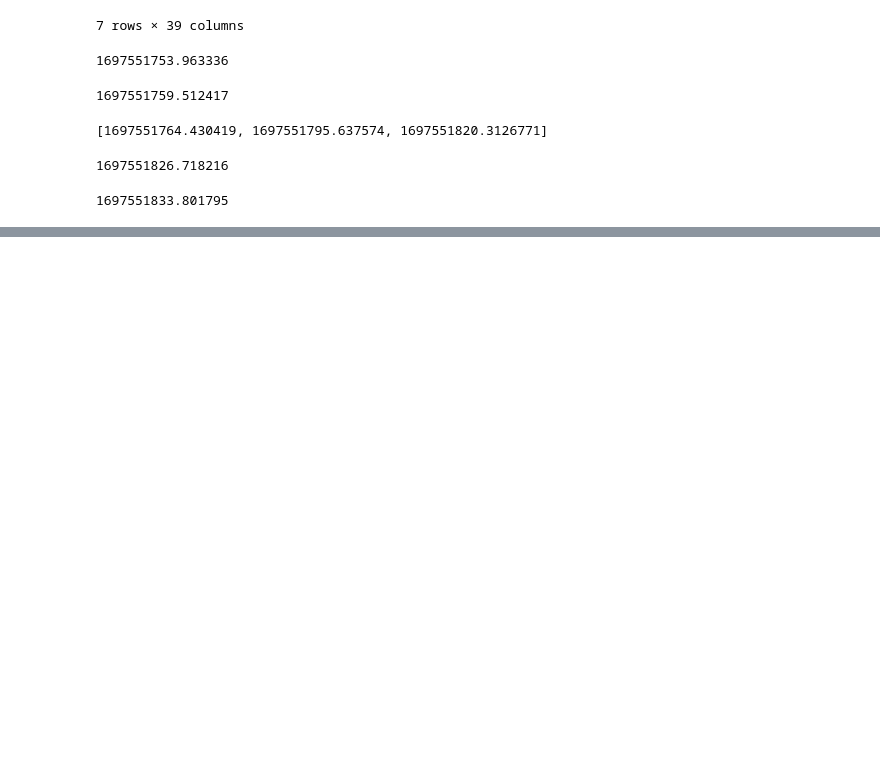
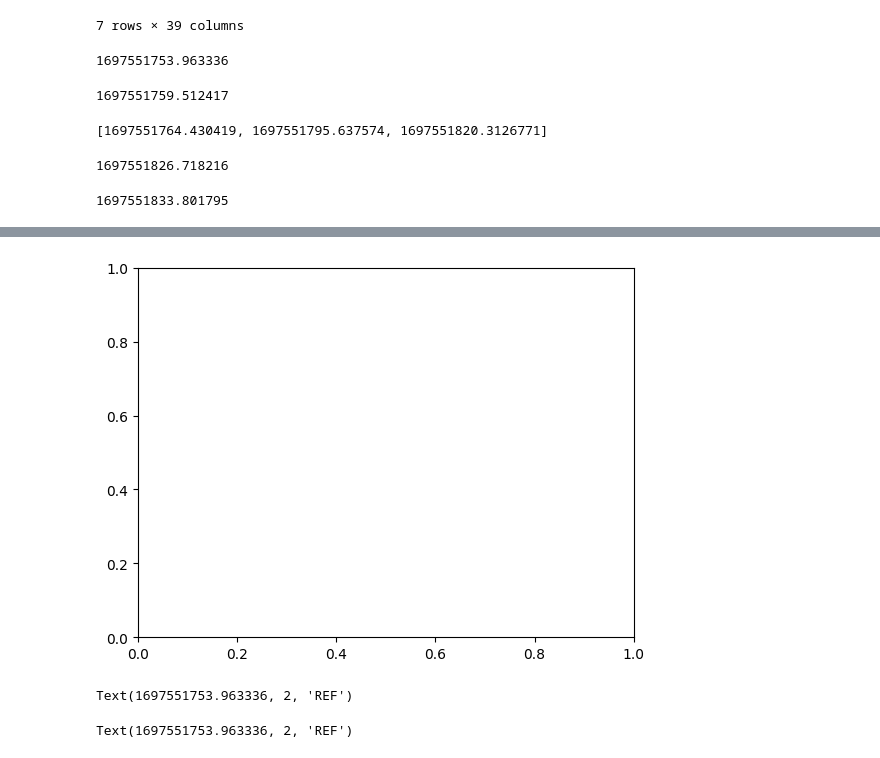
Before and after one commit to saifhanjra/tester_sony_digirelax, a Jupyter notebook: scripts/manipulating_datetime.ipynb, the cells around one changed output, grey strips where cells are left out. Drawn from its saved outputs; the diff is of its cells as text; code cells hidden in the pictures; blank space fills up the shorter version.

```diff
--- a/scripts/manipulating_datetime.ipynb
+++ b/scripts/manipulating_datetime.ipynb
@@ -287,0 +301,20 @@ axis.vlines(x = event_df['task_onset'][i] - offset, ymin=-1, ymax=4, color = 'bl
+# %%
+fig, ax = plt.subplots(1,1)
+# %% [output]
+[figure, added]
+# %%
+ax.vlines(psychopy_ref, 0, 5, linestyles ="dashed", colors ="k")
+ax.text(x = psychopy_ref, y = 2, s = 'REF', rotation=90, fontsize = 26)
+#plt.show()
+#plt.text(x = event_df['reference_time(psy)'][0] - offset, y = 2, s = 'REF', rotation=90, fontsize = fsz)
+#plt.vlines(baseline_instruct_time, 0, 5, linestyles ="dotted", colors ="k")
+#plt.vlines(saliva_4_ts, 0, 5, linestyles ="solid", colors ="k")
+#plt.show()
+# %% [output]
+Text(1697551753.963336, 2, 'REF')
+# %%
+ax.vlines(psychopy_ref, 0, 5, linestyles ="dashed", colors ="k")
+ax.text(x = psychopy_ref, y = 2, s = 'REF', rotation=90, fontsize = 26)
+#ax.vlines(baseline_instruct_time, 0, 5, linestyles ="dotted", colors ="k")
+# %% [output]
+Text(1697551753.963336, 2, 'REF')
```
Also changed, not shown: parts of 7 cells of this notebook.
